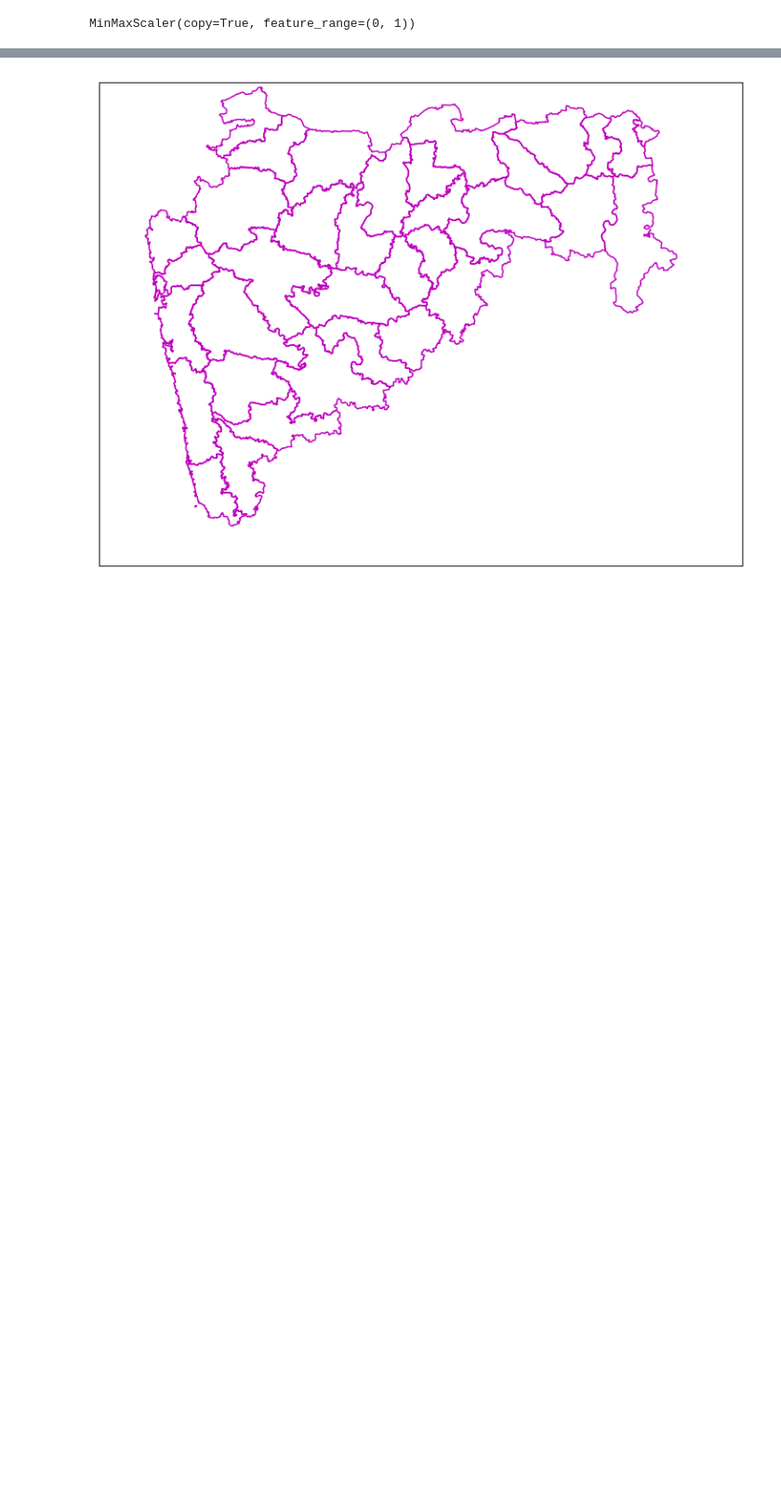
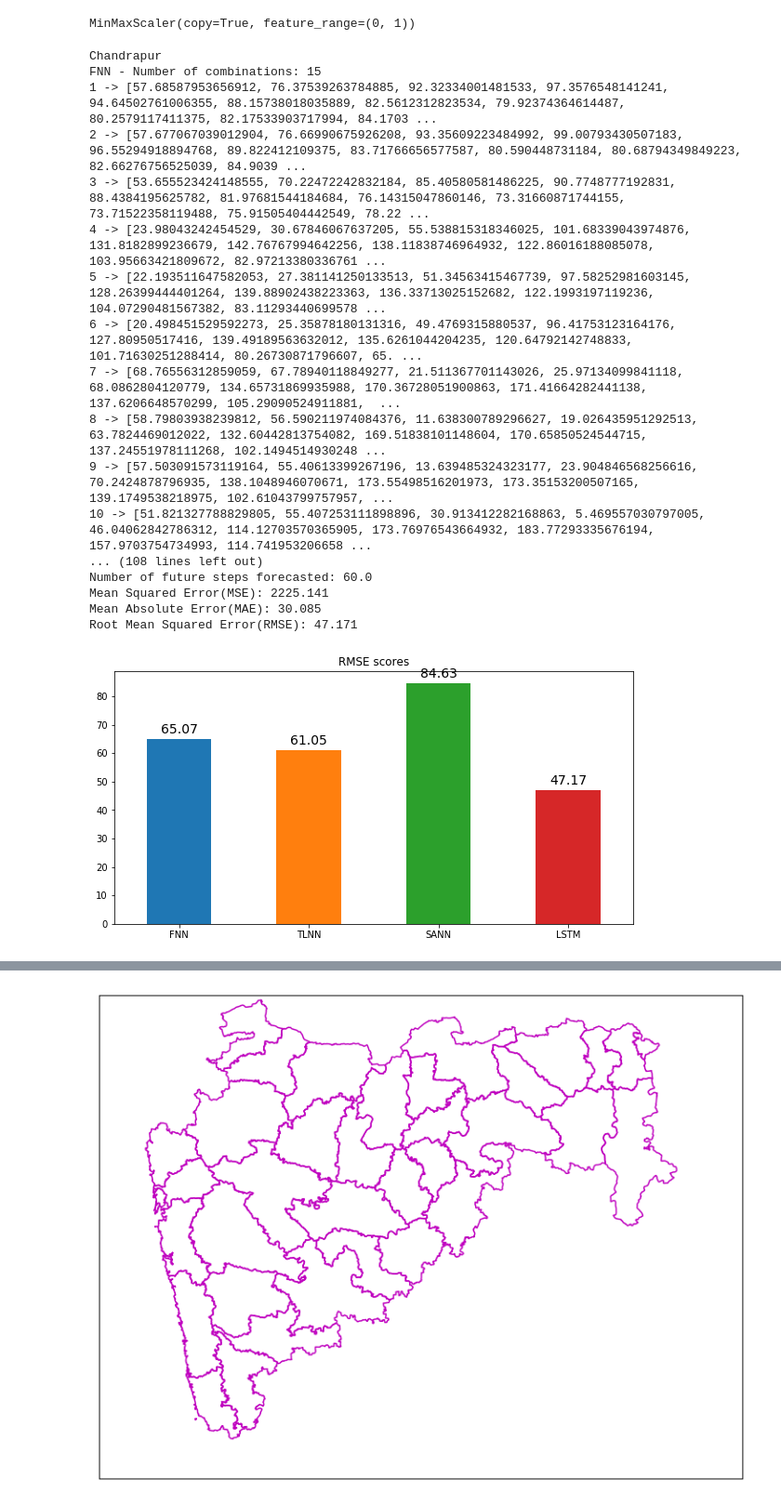
Before and after one commit to Abhishekmamidi123/Time-Series-Forecasting, a Jupyter notebook: Maharashtra/Maharashtra_Analysis.ipynb, the cells around one changed output, grey strips where cells are left out. Shown at 93% size. Saved outputs shown, nothing was run; the diff lists cells and outputs as text; code cells hidden in the pictures; blank space fills up the shorter version.

Commit message:
Find best method for all districts - LSTM vs ARIMA

```diff
--- a/Maharashtra/Maharashtra_Analysis.ipynb
+++ b/Maharashtra/Maharashtra_Analysis.ipynb
@@ -82,7 +104,7 @@ for district in districts:
     df = df.as_matrix().reshape((len(years) * len(months), 1))[:,0]
     maharashtra_data[district] = df
 
-maharashtra_data = maharashtra_data.rename(columns={'Gadchiroli': 'Garhchiroli'})
+#maharashtra_data = maharashtra_data.rename(columns={'Gadchiroli': 'Garhchiroli'})
 maharashtra_data.head()
 # %% [output]
 |  | Date | Year | Month | Ahmadnagar | Akola | Amravati | Aurangabad | Bhandara | Bid | Buldana | ... |
@@ -349,25 +369,44 @@ parameters_LSTM = [[6,8,10,11,12], [4,5,6], [1], [300], [20], [future_steps]]
 # %%
 # ANN.save_RMSE_info(RMSE_info)
 # %%
-for district in districts[8:9]:
+for district in districts[7:8]:
     print(district)
 
     rainfall_data = pd.DataFrame({'Precipitation': maharashtra_data[district][:-60]})
     rainfall_data.index = dates[:-60]
 
     test_rainfall_data = pd.DataFrame({'Precipitation': maharashtra_data[district][-60:]})
     test_rainfall_data.index = dates[-60:]
 
     scaler = MinMaxScaler(feature_range=(0, 1))
     scaler.fit(rainfall_data)
 
     output_folder = STORAGE_FOLDER + district + '/'
     if not os.path.exists(output_folder):
         os.makedirs(output_folder)
 
     ANN = reload(ANN)
     RMSE_info = ANN.compare_ANN_methods(rainfall_data, test_rainfall_data, scaler,
                     parameters_FNN, parameters_TLNN, parameters_SANN, parameters_LSTM, future_steps, output_folder)
 
     ANN = reload(ANN)
     ANN.save_RMSE_info(output_folder, RMSE_info)
+# %% [output]
+Chandrapur
+FNN - Number of combinations: 15
+1 -> [57.68587953656912, 76.37539263784885, 92.32334001481533, 97.3576548141241, 94.64502761006355, 88.15738018035889, 82.5612312823534, 79.92374364614487, 80.2579117411375, 82.17533903717994, 84.1703 ...
+2 -> [57.677067039012904, 76.66990675926208, 93.35609223484992, 99.00793430507183, 96.55294918894768, 89.822412109375, 83.71766656577587, 80.590448731184, 80.68794349849223, 82.66276756525039, 84.9039 ...
+3 -> [53.655523424148555, 70.22472242832184, 85.40580581486225, 90.7748777192831, 88.4384195625782, 81.97681544184684, 76.14315047860146, 73.31660871744155, 73.71522358119488, 75.91505404442549, 78.22 ...
+4 -> [23.98043242454529, 30.67846067637205, 55.538815318346025, 101.68339043974876, 131.8182899236679, 142.76767994642256, 138.11838746964932, 122.86016188085078, 103.95663421809672, 82.97213380336761 ...
+5 -> [22.193511647582053, 27.381141250133513, 51.34563415467739, 97.58252981603145, 128.26399444401264, 139.88902438223363, 136.33713025152682, 122.1993197119236, 104.07290481567382, 83.11293440699578 ...
+6 -> [20.498451529592273, 25.35878180131316, 49.4769315880537, 96.41753123164176, 127.80950517416, 139.49189563632012, 135.6261044204235, 120.64792142748833, 101.71630251288414, 80.26730871796607, 65. ...
+7 -> [68.76556312859059, 67.78940118849277, 21.511367701143026, 25.97134099841118, 68.0862804120779, 134.65731869935988, 170.36728051900863, 171.41664282441138, 137.6206648570299, 105.29090524911881,  ...
+8 -> [58.79803938239812, 56.590211974084376, 11.638300789296627, 19.026435951292513, 63.7824469012022, 132.60442813754082, 169.51838101148604, 170.65850524544715, 137.24551978111268, 102.1494514930248 ...
+9 -> [57.503091573119164, 55.40613399267196, 13.639485324323177, 23.904846568256616, 70.2424878796935, 138.1048946070671, 173.55498516201973, 173.35153200507165, 139.1749538218975, 102.61043799757957, ...
+10 -> [51.821327788829805, 55.407253111898896, 30.913412282168863, 5.469557030797005, 46.04062842786312, 114.12703570365905, 173.76976543664932, 183.77293335676194, 157.9703754734993, 114.741953206658 ...
+... (108 lines left out)
+Number of future steps forecasted: 60.0
+Mean Squared Error(MSE): 2225.141
+Mean Absolute Error(MAE): 30.085
+Root Mean Squared Error(RMSE): 47.171
+[figure, added]
```
Also changed, not shown: parts of 6 cells of this notebook.
